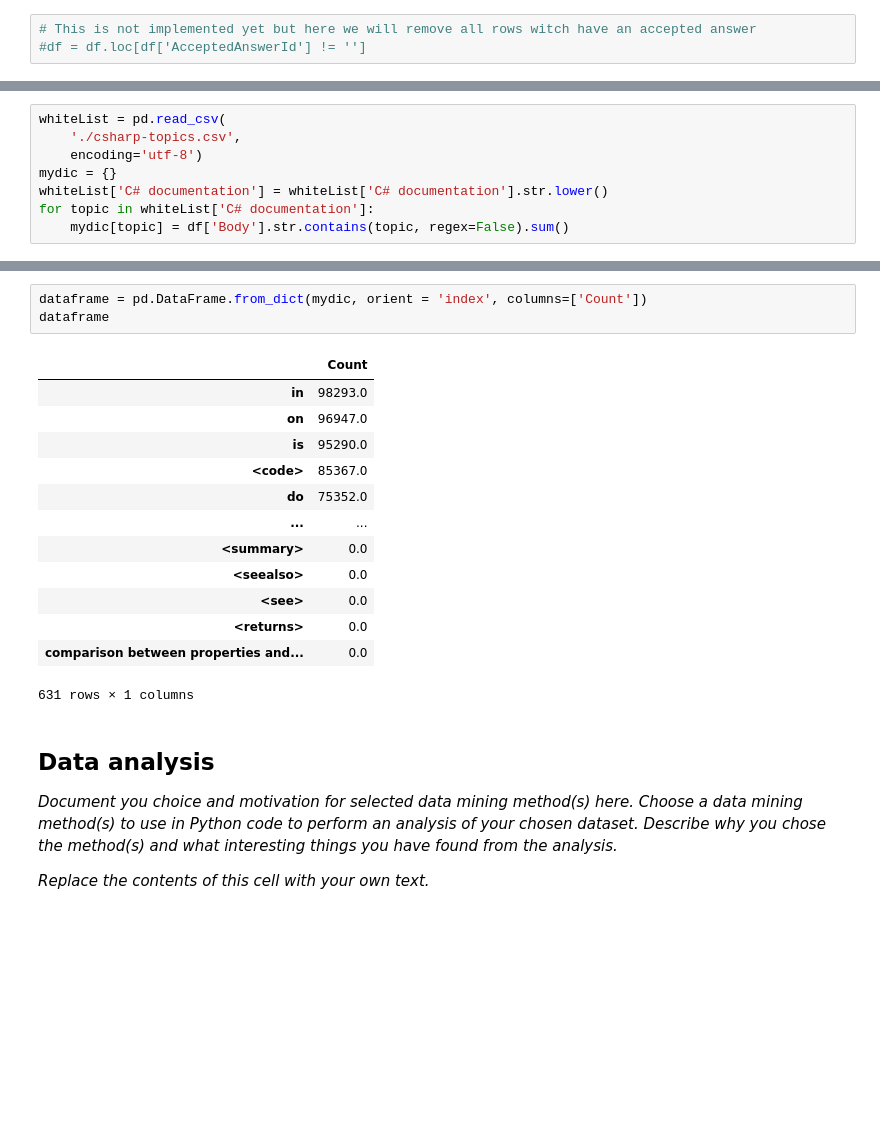
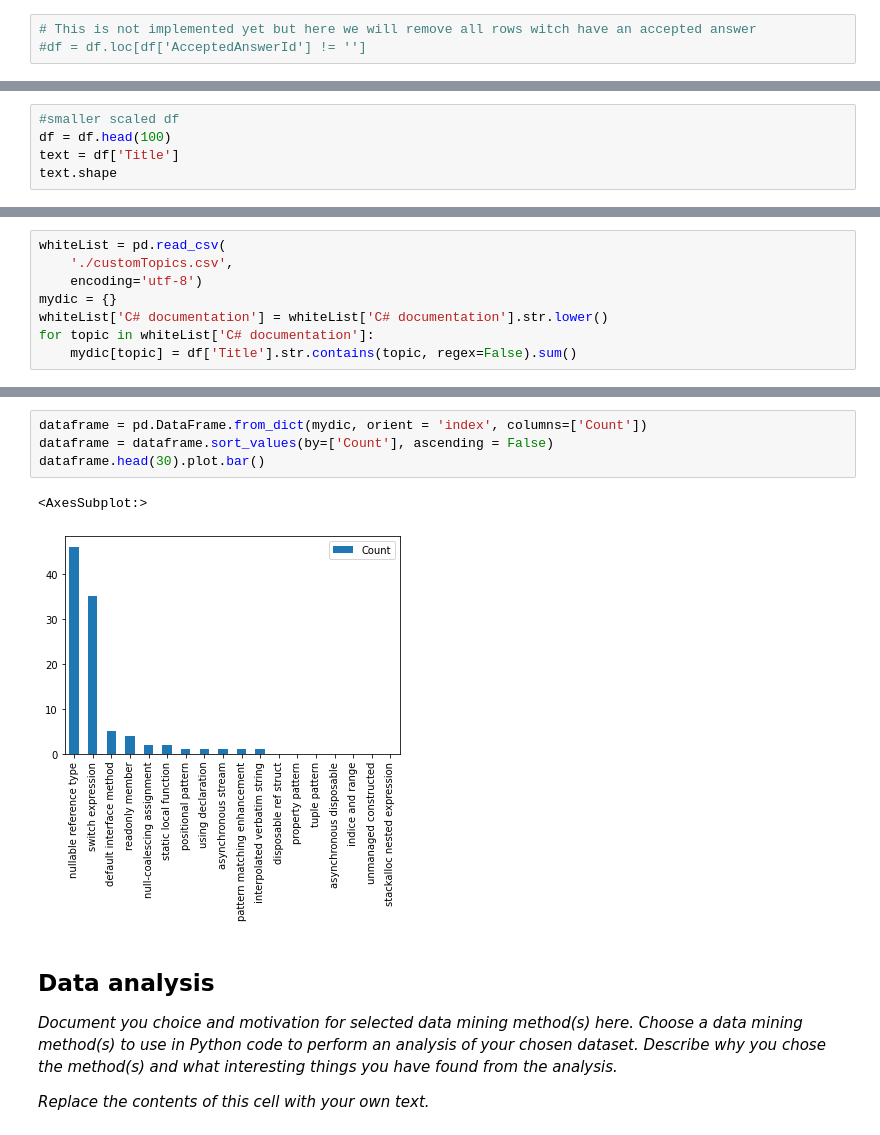
Before and after one commit to HannesSam/StackOverflowDataAnalysis, a Jupyter notebook: Data Mining Project.ipynb, the cells around one changed output, grey strips where cells are left out. Drawn from its saved outputs; the diff is of its cells as text; blank space fills up the shorter version.

```diff
--- a/Data Mining Project.ipynb
+++ b/Data Mining Project.ipynb
@@ -90,0 +97,5 @@ df['Body'] = df['Body'].str.lower()
+# %%
+#smaller scaled df
+df = df.head(100)
+text = df['Title']
+text.shape
@@ -113,11 +425,11 @@ Name: Body, dtype: object
 # %%
 whiteList = pd.read_csv(
-    './csharp-topics.csv',
+    './customTopics.csv',
     encoding='utf-8')
 mydic = {}
 whiteList['C# documentation'] = whiteList['C# documentation'].str.lower()
 for topic in whiteList['C# documentation']:
-    mydic[topic] = df['Body'].str.contains(topic, regex=False).sum()
+    mydic[topic] = df['Title'].str.contains(topic, regex=False).sum()
 # %%
 mydic
 # %% [output]
@@ -141,20 +454,10 @@ mydic
 # %%
 dataframe = pd.DataFrame.from_dict(mydic, orient = 'index', columns=['Count'])
-dataframe
+dataframe = dataframe.sort_values(by=['Count'], ascending = False)
+dataframe.head(30).plot.bar()
 # %% [output]
-|  | Count |
-| in | 98293.0 |
-| on | 96947.0 |
-| is | 95290.0 |
-| <code> | 85367.0 |
-| do | 75352.0 |
-| ... | ... |
-| <summary> | 0.0 |
-| <seealso> | 0.0 |
-| <see> | 0.0 |
-| <returns> | 0.0 |
-| comparison between properties and... | 0.0 |
-631 rows × 1 columns
+<AxesSubplot:>
+[figure, added]
 # %% [markdown]
 ## Data analysis
 
```
Also changed, not shown: parts of 21 cells of this notebook.
